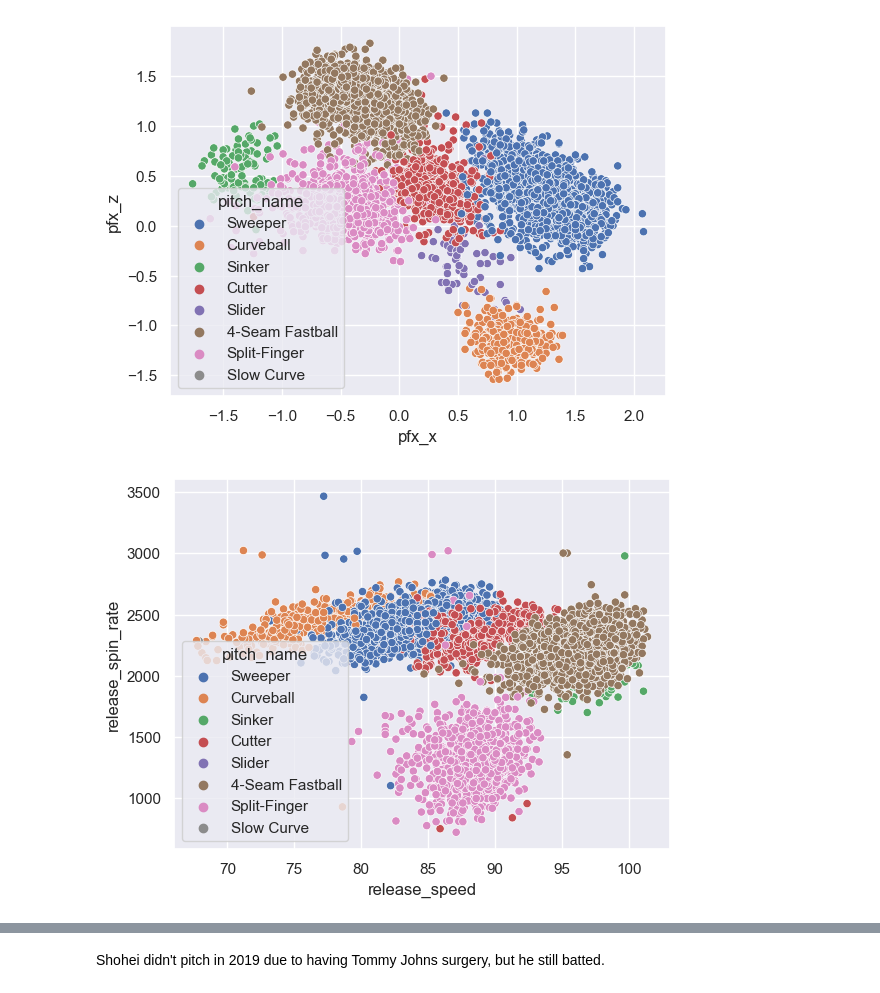
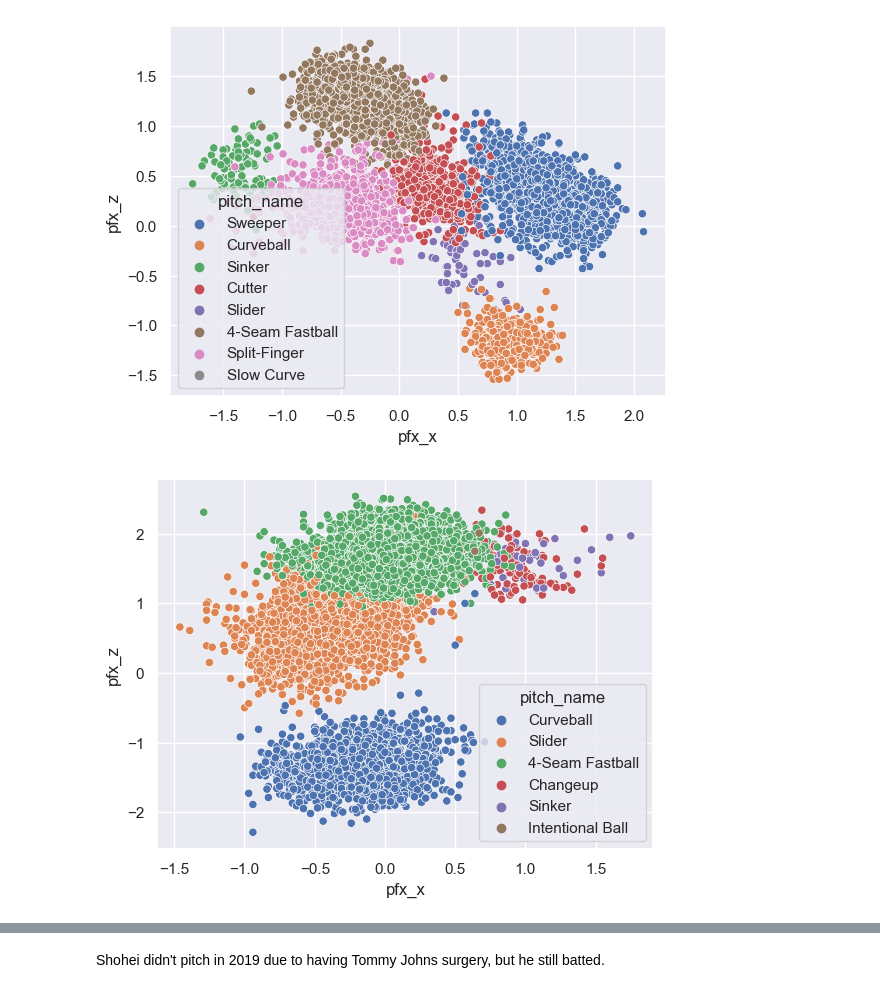
Before and after one commit to kyleaddis/Pitch-Analysis, a Jupyter notebook: analysis.ipynb, the cells around one changed output, grey strips where cells are left out. Saved outputs shown, nothing was run; the diff lists cells and outputs as text; code cells hidden in the pictures.

Commit message:
Changed analysis to look at Kershaw

```diff
--- a/analysis.ipynb
+++ b/analysis.ipynb
@@ -5,18 +5,22 @@ import seaborn as sns
 sns.set()
 # %%
 
-data = pd.read_csv("data/savant_data.csv")
+data_ohtani = pd.read_csv("data/shohei_ohtani_savant_data.csv")
+data_kershaw = pd.read_csv("data/clayton_kershaw_savant_data.csv")
+
+# pitches_ohtani = data_ohtani[['pitch_type', 'release_speed', 'release_pos_x', 'release_spin_rate', 'release_extension', 'spin_axis',
+#        'release_pos_z', 'stand', 'zone', 'description', 'balls', 'strikes', 'game_year', 'inning', 'outs_when_up',
+#        'pfx_x', 'pfx_z', 'plate_x', 'plate_z', 'on_3b', 'on_2b', 'on_1b', 'vx0', 'vy0', 'vz0', 'ax', 'ay', 'az',
+#        'pitch_number', 'pitch_name']]
+pitches_ohtani = data_ohtani[['game_year','pitch_name', 'pitch_type', 'stand','release_speed', 'release_pos_x', 'release_spin_rate', 'release_extension', 'spin_axis', 'pfx_x', 'pfx_z']]
+pitches_kershaw = data_kershaw[['game_year','pitch_name', 'pitch_type', 'stand','release_speed', 'release_pos_x', 'release_spin_rate', 'release_extension', 'spin_axis', 'pfx_x', 'pfx_z']]
 
 
-pitches = data[['pitch_type', 'release_speed', 'release_pos_x', 'release_spin_rate', 'release_extension', 'spin_axis',
-       'release_pos_z', 'stand', 'zone', 'description', 'balls', 'strikes', 'game_year', 'inning', 'outs_when_up',
-       'pfx_x', 'pfx_z', 'plate_x', 'plate_z', 'on_3b', 'on_2b', 'on_1b', 'vx0', 'vy0', 'vz0', 'ax', 'ay', 'az',
-       'pitch_number', 'pitch_name']]
-
-sns.scatterplot(x='pfx_x', y='pfx_z', data=pitches, hue='pitch_name' )
+sns.scatterplot(x='pfx_x', y='pfx_z', data=pitches_ohtani, hue='pitch_name' )
 plt.show()
-sns.scatterplot(x='release_speed', y='release_spin_rate', data=pitches, hue='pitch_name' )
+sns.scatterplot(x='pfx_x', y='pfx_z', data=pitches_kershaw, hue='pitch_name' )
+# sns.scatterplot(x='release_speed', y='release_spin_rate', data=pitches_ohtani, hue='pitch_name' )
 plt.show()
 # %% [output]
 [figure]
-[figure, old version]
+[figure, new version]
```
Also changed, not shown: parts of 4 cells of this notebook.
